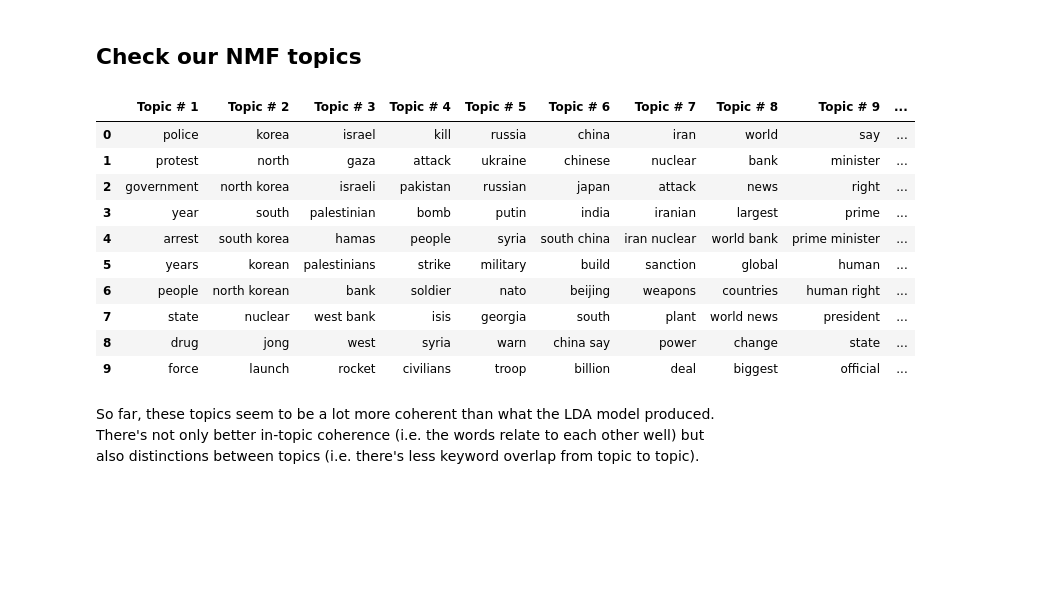
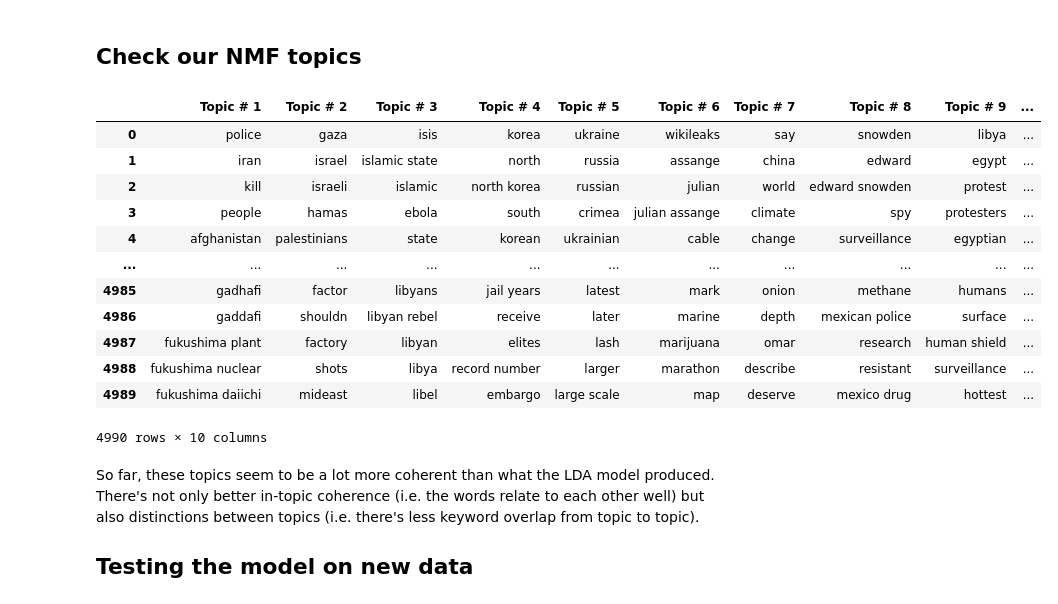
Before and after one commit to micahvandersteen/project-3-team-ifrit, a Jupyter notebook: Notebooks/NMF.ipynb, the cells around one changed output. Saved outputs shown, nothing was run; the diff lists cells and outputs as text; code cells hidden in the pictures; blank space fills up the shorter version.

Commit message:
Complete NMF with data exported

```diff
--- a/Notebooks/NMF.ipynb
+++ b/Notebooks/NMF.ipynb
@@ -98,3 +98,5 @@ original document:
 # %%
 headlines['cleaned_headlines']  = headlines['News'].map(preprocess)
 headlines['cleaned_headlines'][:5] # Check the results
+
+train, test = train_test_split(headlines['cleaned_headlines'], test_size=0.1)
@@ -110,7 +120,7 @@ Name: cleaned_headlines, dtype: object
 Sentence here about why we use TF-IDF in this case and not BoW.
 # %%
 # Vectorize the headlines using TF-IDF to create features to train our model on
-texts = headlines['cleaned_headlines']
+texts = train
 dictionary = gensim.corpora.Dictionary(texts)
 
 '''
@@ -154,34 +162,38 @@ NMF(alpha=0.0, beta_loss='frobenius', init='nndsvd', l1_ratio=0.0, max_iter=200,
 # %%
 # Print out the topics to visually inspect them
 
 def get_nmf_topics(model, n_top_words):
 
     #the word ids obtained need to be reverse-mapped to the words so we can print the topic names.
     feat_names = tfidf_vectorizer.get_feature_names()
 
     word_dict = {};
     for i in range(10):
 
         #for each topic, obtain the largest values, and add the words they map to into the dictionary.
-        words_ids = model.components_[i].argsort()[:-10 - 1:-1]
+        words_ids = model.components_[i].argsort()[:10 - 1:-1]
         words = [feat_names[key] for key in words_ids]
         word_dict['Topic #' + '{:2d}'.format(i+1)] = words
 
     return pd.DataFrame(word_dict)
 
 get_nmf_topics(model, 10)
 # %% [output]
 |  | Topic # 1 | Topic # 2 | Topic # 3 | Topic # 4 | Topic # 5 | Topic # 6 | Topic # 7 | Topic # 8 | Topic # 9 | ... |
-| 0 | police | korea | israel | kill | russia | china | iran | world | say | ... |
-| 1 | protest | north | gaza | attack | ukraine | chinese | nuclear | bank | minister | ... |
-| 2 | government | north korea | israeli | pakistan | russian | japan | attack | news | right | ... |
-| 3 | year | south | palestinian | bomb | putin | india | iranian | largest | prime | ... |
-| 4 | arrest | south korea | hamas | people | syria | south china | iran nuclear | world bank | prime minister | ... |
-| 5 | years | korean | palestinians | strike | military | build | sanction | global | human | ... |
-| 6 | people | north korean | bank | soldier | nato | beijing | weapons | countries | human right | ... |
-| 7 | state | nuclear | west bank | isis | georgia | south | plant | world news | president | ... |
-| 8 | drug | jong | west | syria | warn | china say | power | change | state | ... |
-| 9 | force | launch | rocket | civilians | troop | billion | deal | biggest | official | ... |
+| 0 | police | gaza | isis | korea | ukraine | wikileaks | say | snowden | libya | ... |
+| 1 | iran | israel | islamic state | north | russia | assange | china | edward | egypt | ... |
+| 2 | kill | israeli | islamic | north korea | russian | julian | world | edward snowden | protest | ... |
+| 3 | people | hamas | ebola | south | crimea | julian assange | climate | spy | protesters | ... |
+| 4 | afghanistan | palestinians | state | korean | ukrainian | cable | change | surveillance | egyptian | ... |
+| ... | ... | ... | ... | ... | ... | ... | ... | ... | ... | ... |
+| 4985 | gadhafi | factor | libyans | jail years | latest | mark | onion | methane | humans | ... |
+| 4986 | gaddafi | shouldn | libyan rebel | receive | later | marine | depth | mexican police | surface | ... |
+| 4987 | fukushima plant | factory | libyan | elites | lash | marijuana | omar | research | human shield | ... |
+| 4988 | fukushima nuclear | shots | libya | record number | larger | marathon | describe | resistant | surveillance | ... |
+| 4989 | fukushima daiichi | mideast | libel | embargo | large scale | map | deserve | mexico drug | hottest | ... |
+4990 rows × 10 columns
 # %% [markdown]
 So far, these topics seem to be a lot more coherent than what the LDA model produced. There's not only better in-topic coherence (i.e. the words relate to each other well) but also distinctions between topics (i.e. there's less keyword overlap from topic to topic).
+
+## Testing the model on new data
 # %%
```
Also changed, not shown: parts of 14 cells of this notebook, 2 other files.
